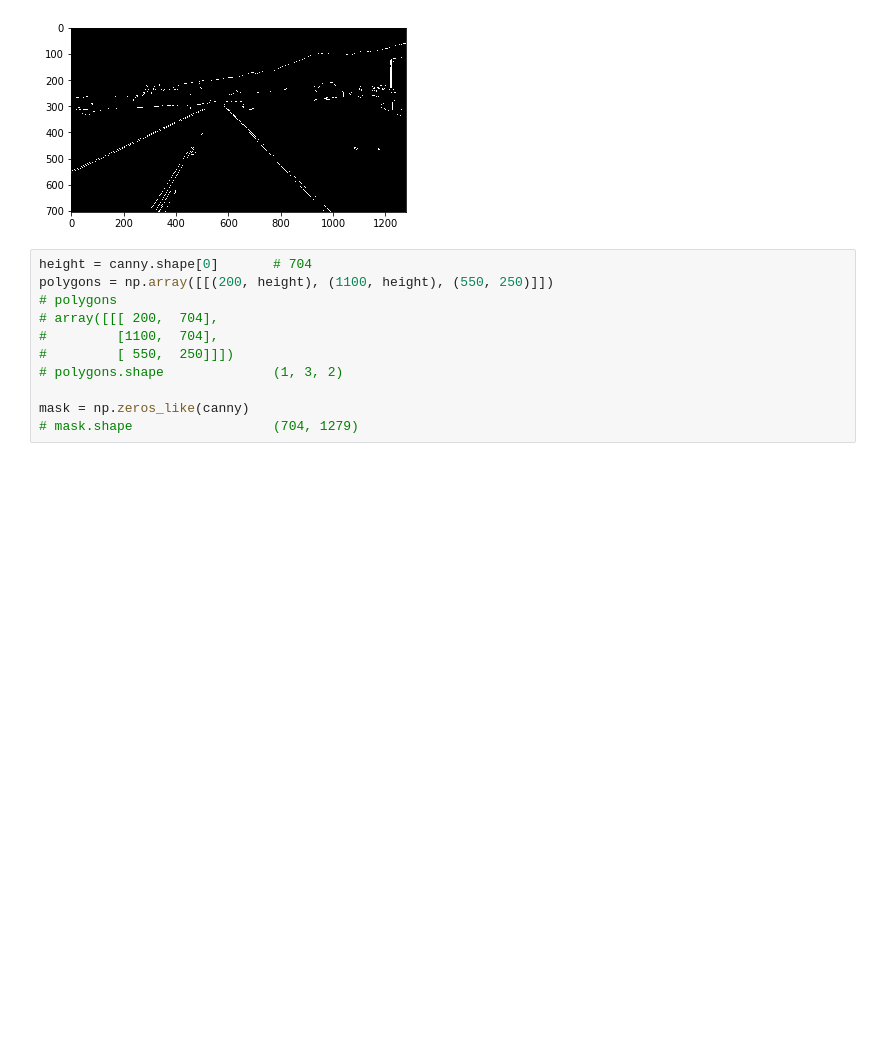
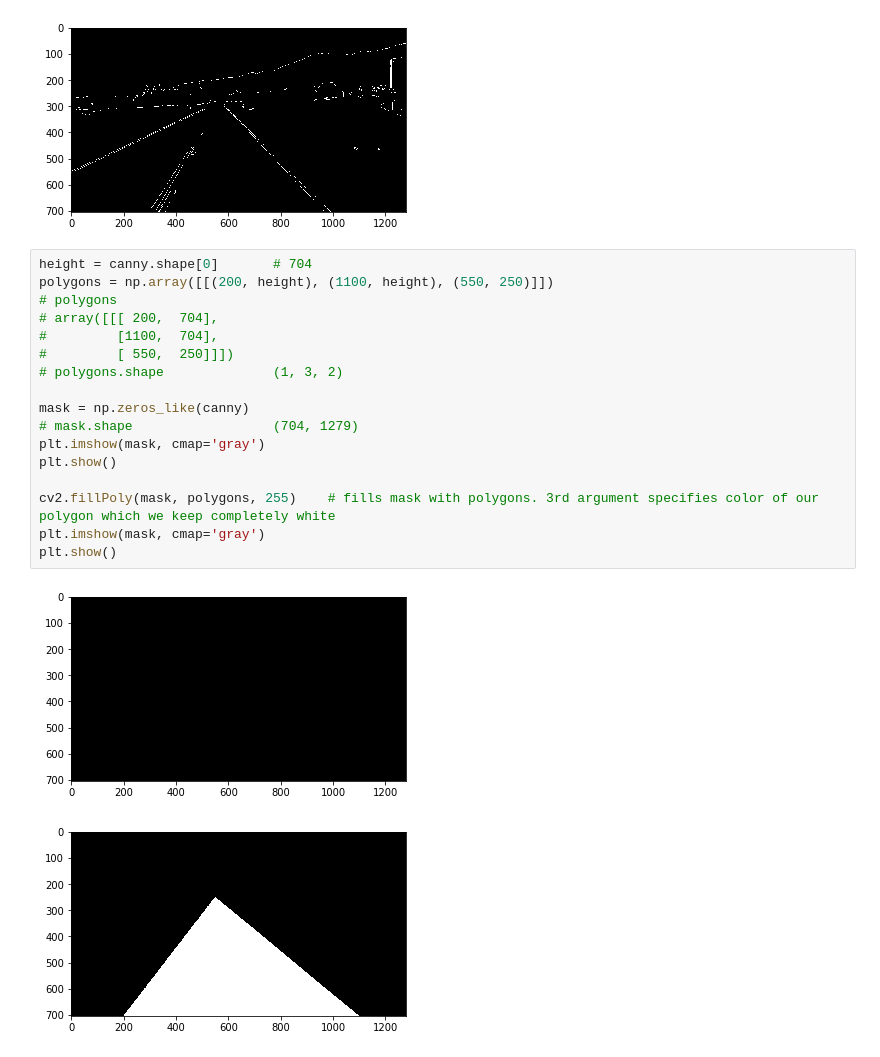
Before and after one commit to YasirHabib/The-Complete-Self-Driving-Car-Course---Applied-Deep-Learning, a Jupyter notebook: finding_lane_lines_opencv.ipynb, the cells around one changed output. Cells and saved outputs as stored; diff of their text form; blank space fills up the shorter version.

```diff
--- a/finding_lane_lines_opencv.ipynb
+++ b/finding_lane_lines_opencv.ipynb
@@ -61,11 +61,20 @@ plt.imshow(canny, cmap='gray')
 # %%
 height = canny.shape[0]       # 704
 polygons = np.array([[(200, height), (1100, height), (550, 250)]])
 # polygons
 # array([[[ 200,  704],
 #         [1100,  704],
 #         [ 550,  250]]])
 # polygons.shape              (1, 3, 2)
 
 mask = np.zeros_like(canny)
 # mask.shape                  (704, 1279)
+plt.imshow(mask, cmap='gray')
+plt.show()
+
+cv2.fillPoly(mask, polygons, 255)    # fills mask with polygons. 3rd argument specifies color of our polygon which we keep completely white
+plt.imshow(mask, cmap='gray')
+plt.show()
+# %% [output]
+[figure, added]
+[figure, added]
```
